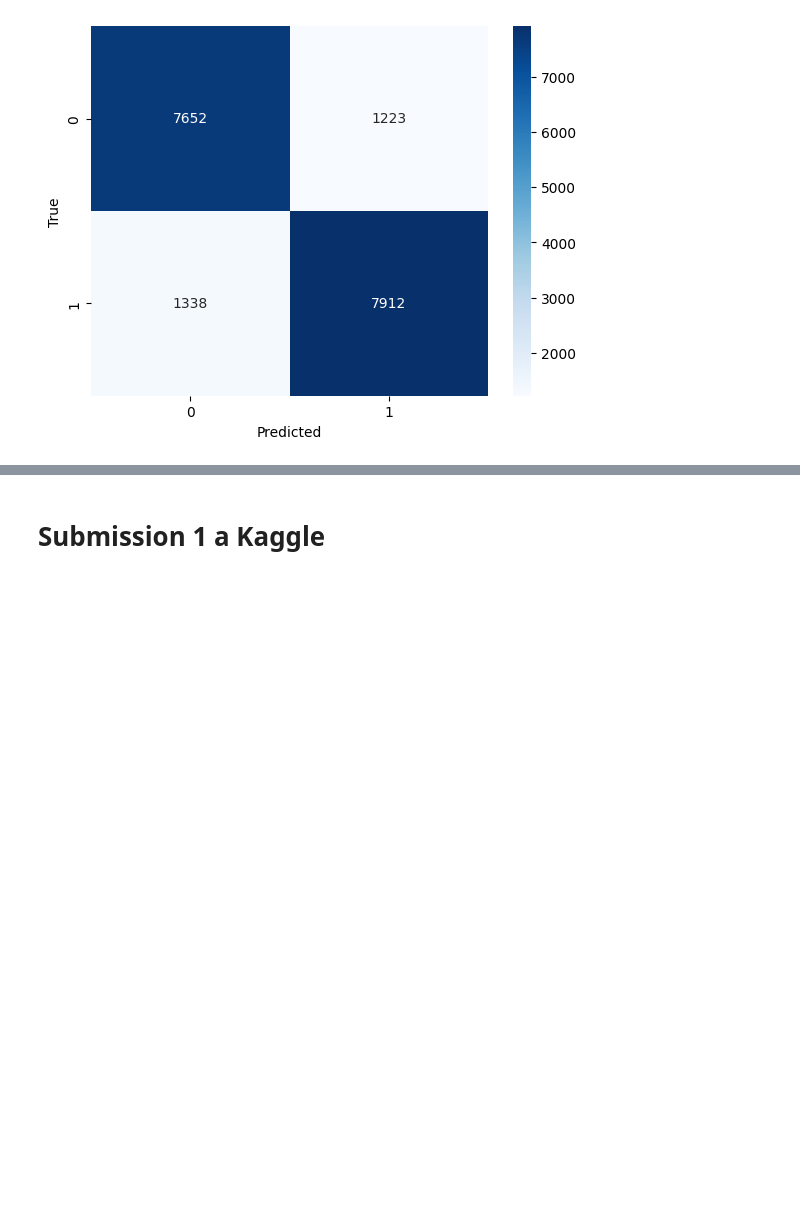
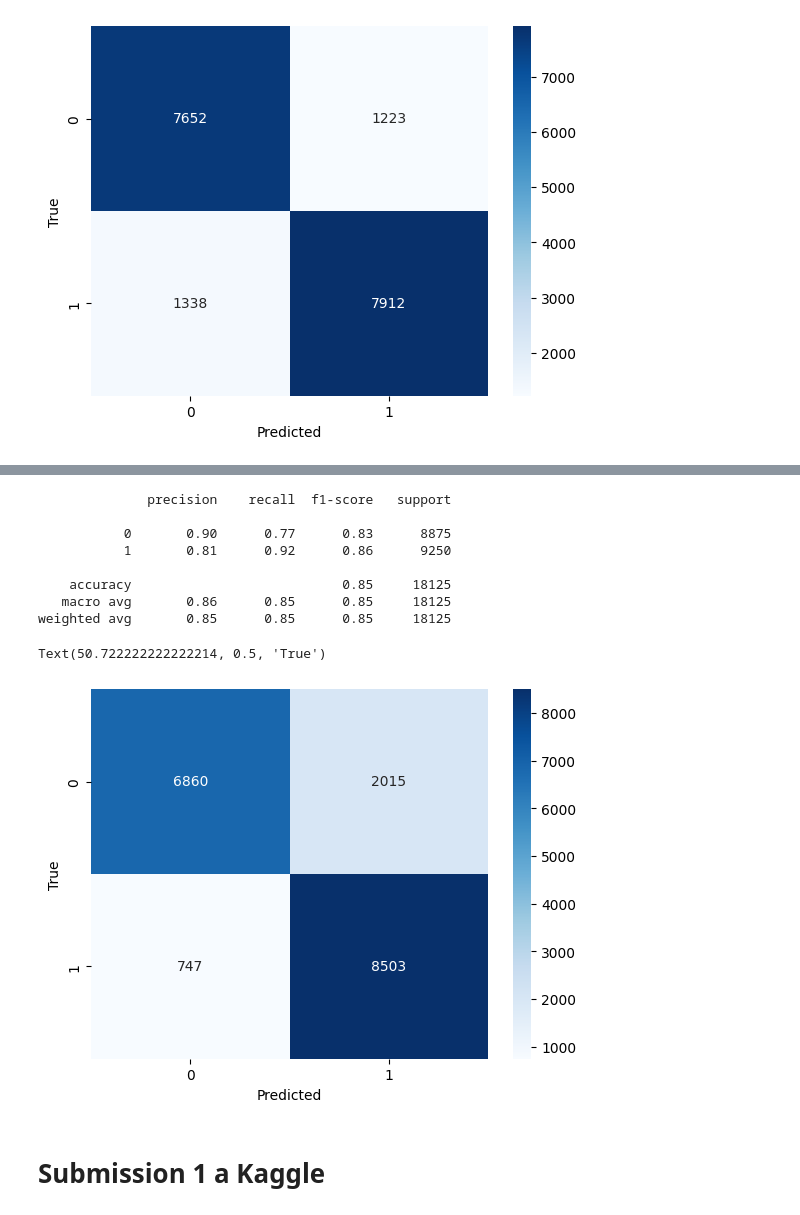
Before and after one commit to gmenendez0/7506R-2C2023-GRUPO07, a Jupyter notebook: 7506R_TP1_GRUPO07_CHP4_ENTREGA.ipynb, the cells around one changed output, grey strips where cells are left out. Drawn from its saved outputs; the diff is of its cells as text; code cells hidden in the pictures; blank space fills up the shorter version.

```diff
--- a/7506R_TP1_GRUPO07_CHP4_ENTREGA.ipynb
+++ b/7506R_TP1_GRUPO07_CHP4_ENTREGA.ipynb
@@ -620,0 +740,15 @@ Text(50.722222222222214, 0.5, 'True')
+# %%
+modelo_cv6 = KerasClassifier(build_fn=create_model)
+# %%
+from sklearn.model_selection import RandomizedSearchCV
+
+np.random.seed(5)
+param_grid = param_dist = {
+    'epochs': np.random.randint(10, 100, size=5),  # Rango de épocas a explorar
+    'batch_size': [16, 32, 64, 128]  # Tamaños de lote a explorar
+}
+
+
+print(param_grid)
+
+rand = RandomizedSearchCV(estimator=modelo_cv6, param_distributions=param_grid,n_iter=5, cv=3, random_state=23)
@@ -620,0 +759,2 @@ Text(50.722222222222214, 0.5, 'True')
+# %%
+rand_result = rand.fit(XTrainStdOHE,yTrain)
@@ -620,0 +951,3 @@ Text(50.722222222222214, 0.5, 'True')
+# %%
+bestRandEstimator =rand.best_estimator_
+yPredict = bestRandEstimator.predict(XTestStdOHE)
@@ -621,3 +956,22 @@ Text(50.722222222222214, 0.5, 'True')
+# %%
+yPredictBinary = (yPredict> 0.5).astype(int).flatten()
+print(classification_report(yTest,yPredictBinary))
+
+cm = confusion_matrix(yTest,yPredictBinary )
+sns.heatmap(cm, cmap='Blues',annot=True,fmt='g')
+plt.xlabel('Predicted')
+plt.ylabel('True')
+# %% [output]
+              precision    recall  f1-score   support
+
+           0       0.90      0.77      0.83      8875
+           1       0.81      0.92      0.86      9250
+
+    accuracy                           0.85     18125
+   macro avg       0.86      0.85      0.85     18125
+weighted avg       0.85      0.85      0.85     18125
+Text(50.722222222222214, 0.5, 'True')
+[figure, added]
 # %% [markdown]
 # Submission 1 a Kaggle
 # %%
```
Also changed, not shown: parts of 34 cells of this notebook.
